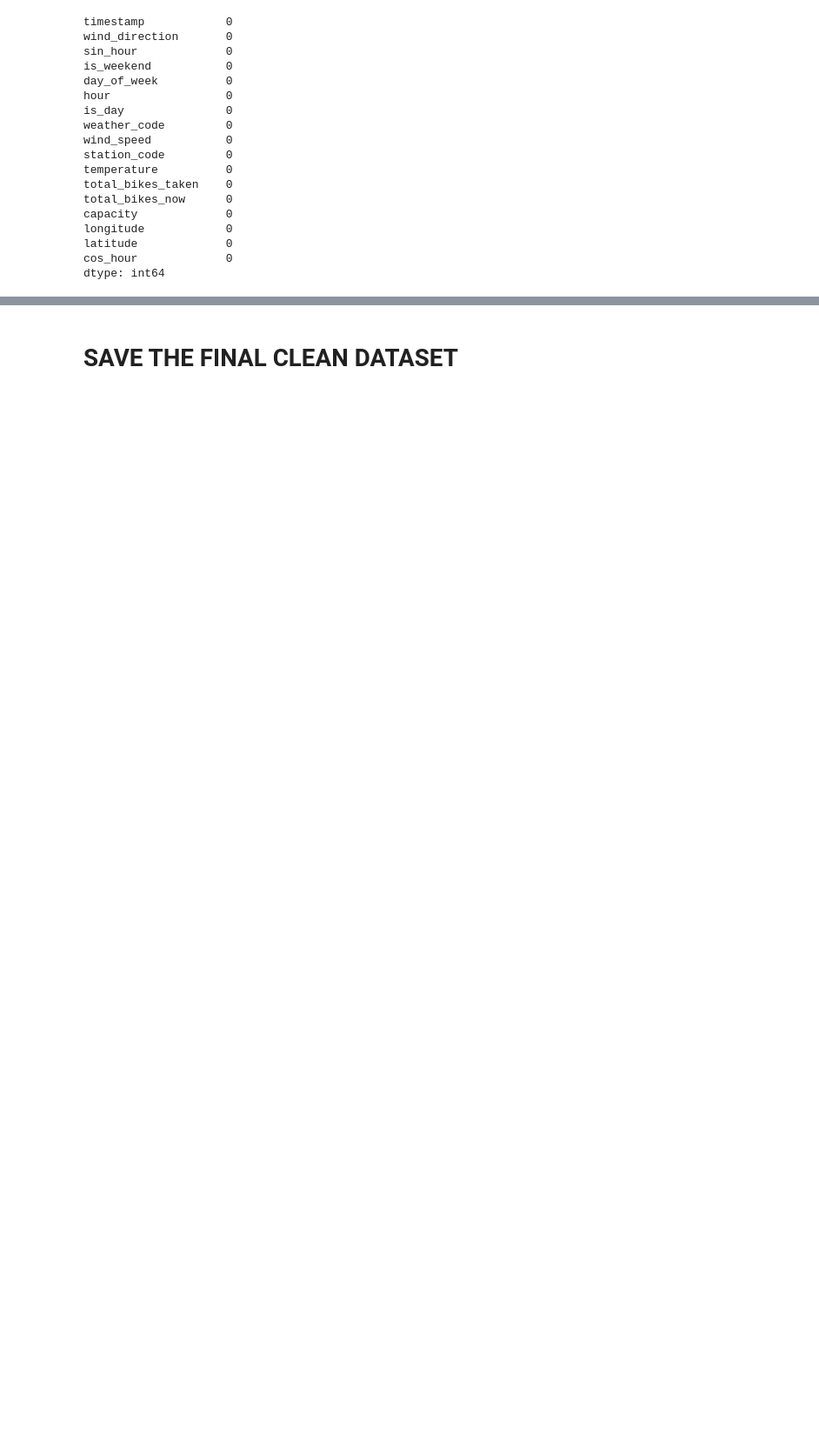
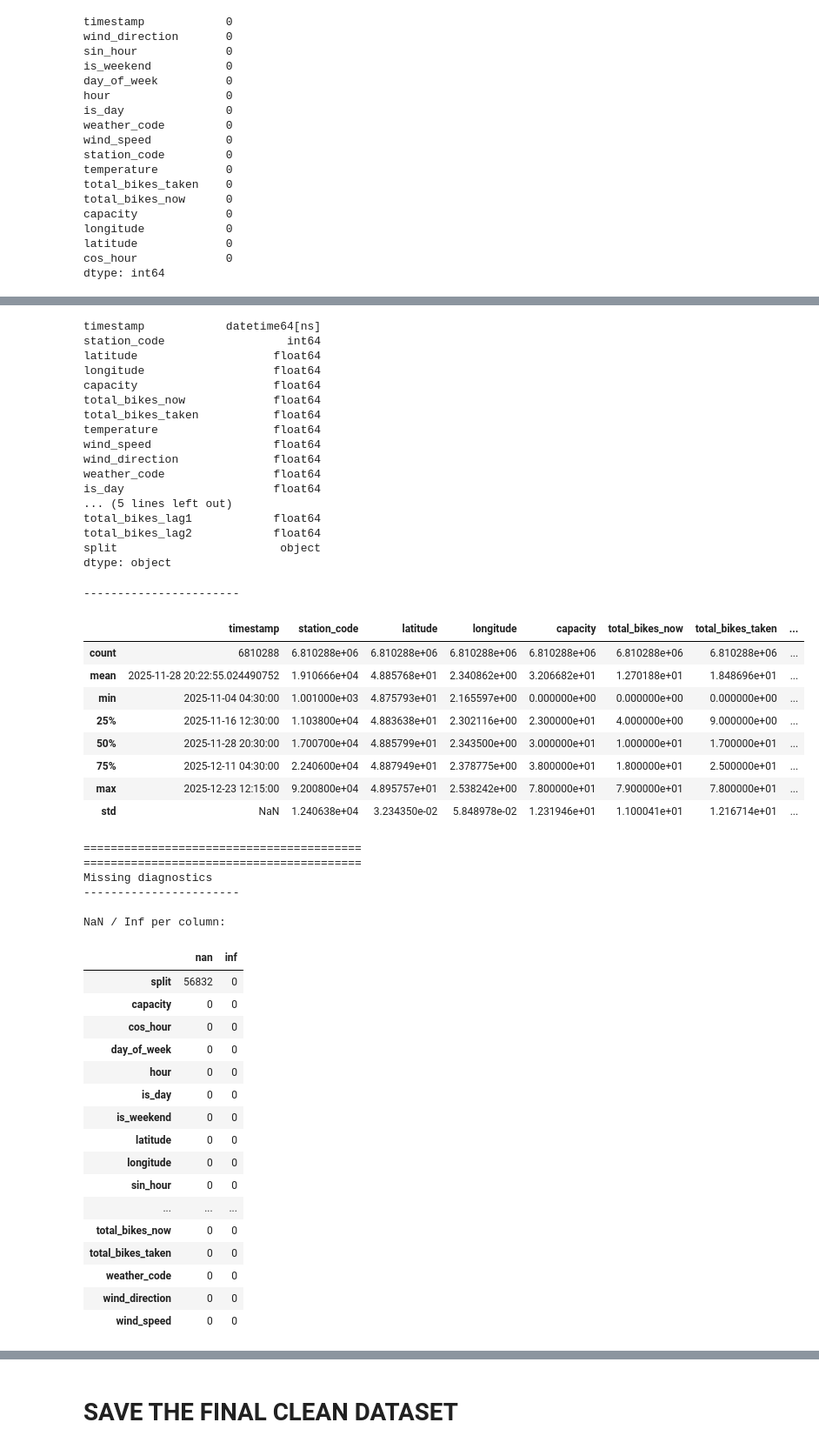
Before and after one commit to EmirhanFaruk/Projet-DALAS, a Jupyter notebook: prepare_data/prepare_data.ipynb, the cells around one changed output, grey strips where cells are left out. Shown at 87% size. Drawn from its saved outputs; the diff is of its cells as text; code cells hidden in the pictures; blank space fills up the shorter version.

Commit message:
Adding bike lag features

```diff
--- a/prepare_data/prepare_data.ipynb
+++ b/prepare_data/prepare_data.ipynb
@@ -1225,0 +1211,5 @@ dtype: int64
+# %%
+df_full = df_full.sort_values(["station_code", "timestamp"])
+df_full["total_bikes_lag1"] = df_full.groupby("station_code")["total_bikes_now"].shift(1)
+df_full["total_bikes_lag2"] = df_full.groupby("station_code")["total_bikes_now"].shift(2)
+df_full = df_full.dropna(subset=["total_bikes_lag1", "total_bikes_lag2"]).copy()
@@ -1225,0 +1218,12 @@ dtype: int64
+# %%
+df_full["split"] = None
+for station_code, df_station in df_full.groupby("station_code"):
+    n = len(df_station)
+    train_end = int(0.7 * n)
+    val_end = int(0.85 * n)
+
+    # get original indices
+    idx = df_station.index
+    df_full.loc[idx[:train_end], "split"] = "train"
+    df_full.loc[idx[train_end:val_end], "split"] = "val"
+    df_full.loc[idx[val_end:], "split"] = "test"
@@ -1225,0 +1232,4 @@ dtype: int64
+# %%
+print_df(df_full)
+print_missing(df_full)
+# %% [output]
@@ -1225,0 +1244,50 @@ dtype: int64
+timestamp            datetime64[ns]
+station_code                  int64
+latitude                    float64
+longitude                   float64
+capacity                    float64
+total_bikes_now             float64
+total_bikes_taken           float64
+temperature                 float64
+wind_speed                  float64
+wind_direction              float64
+weather_code                float64
+is_day                      float64
+... (5 lines left out)
+total_bikes_lag1            float64
+total_bikes_lag2            float64
+split                        object
+dtype: object
+-----------------------
+|  | timestamp | station_code | latitude | longitude | capacity | total_bikes_now | total_bikes_taken | ... |
+| count | 6810288 | 6.810288e+06 | 6.810288e+06 | 6.810288e+06 | 6.810288e+06 | 6.810288e+06 | 6.810288e+06 | ... |
+| mean | 2025-11-28 20:22:55.024490752 | 1.910666e+04 | 4.885768e+01 | 2.340862e+00 | 3.206682e+01 | 1.270188e+01 | 1.848696e+01 | ... |
+| min | 2025-11-04 04:30:00 | 1.001000e+03 | 4.875793e+01 | 2.165597e+00 | 0.000000e+00 | 0.000000e+00 | 0.000000e+00 | ... |
+| 25% | 2025-11-16 12:30:00 | 1.103800e+04 | 4.883638e+01 | 2.302116e+00 | 2.300000e+01 | 4.000000e+00 | 9.000000e+00 | ... |
+| 50% | 2025-11-28 20:30:00 | 1.700700e+04 | 4.885799e+01 | 2.343500e+00 | 3.000000e+01 | 1.000000e+01 | 1.700000e+01 | ... |
+| 75% | 2025-12-11 04:30:00 | 2.240600e+04 | 4.887949e+01 | 2.378775e+00 | 3.800000e+01 | 1.800000e+01 | 2.500000e+01 | ... |
+| max | 2025-12-23 12:15:00 | 9.200800e+04 | 4.895757e+01 | 2.538242e+00 | 7.800000e+01 | 7.900000e+01 | 7.800000e+01 | ... |
+| std | NaN | 1.240638e+04 | 3.234350e-02 | 5.848978e-02 | 1.231946e+01 | 1.100041e+01 | 1.216714e+01 | ... |
+=========================================
+=========================================
+Missing diagnostics
+-----------------------
+
+NaN / Inf per column:
+|  | nan | inf |
+| split | 56832 | 0 |
+| capacity | 0 | 0 |
+| cos_hour | 0 | 0 |
+| day_of_week | 0 | 0 |
+| hour | 0 | 0 |
+| is_day | 0 | 0 |
+| is_weekend | 0 | 0 |
+| latitude | 0 | 0 |
+| longitude | 0 | 0 |
+| sin_hour | 0 | 0 |
+| ... | ... | ... |
+| total_bikes_now | 0 | 0 |
+| total_bikes_taken | 0 | 0 |
+| weather_code | 0 | 0 |
+| wind_direction | 0 | 0 |
+| wind_speed | 0 | 0 |
```
Also changed, not shown: parts of 10 cells of this notebook, 5 other files.
